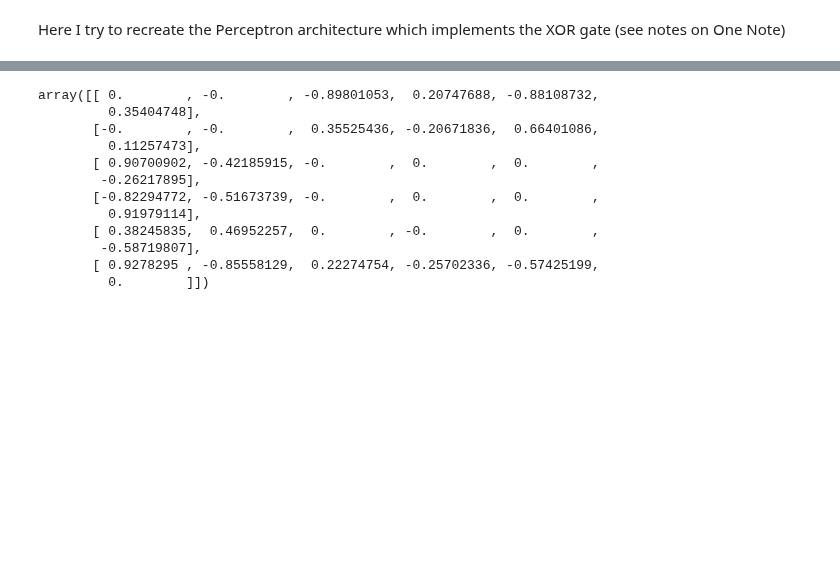
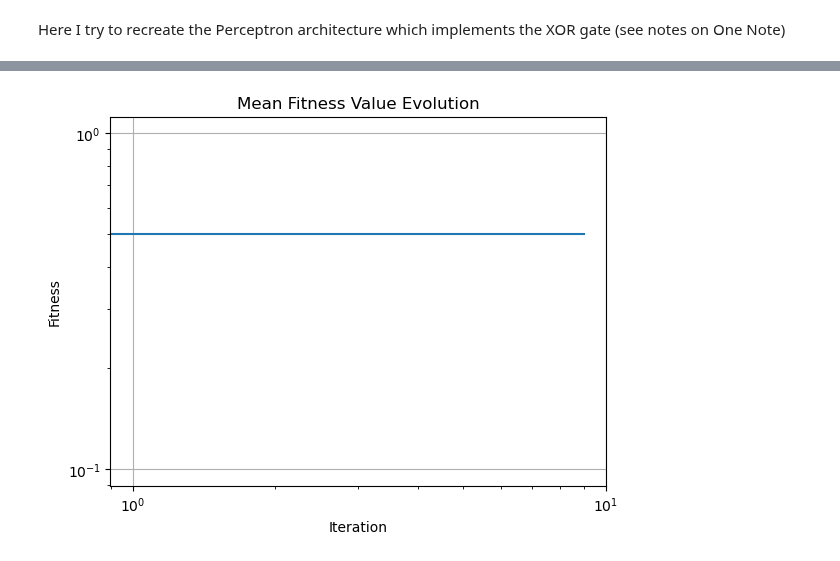
Before and after one commit to pietromalagoli/NeuronEvolution, a Jupyter notebook: Perceptron/pxor.ipynb, the cells around one changed output, grey strips where cells are left out. Cells and saved outputs as stored; diff of their text form; code cells hidden in the pictures; blank space fills up the shorter version.

Commit message:
pxor-I do not understand why the starting fitness is always 0.5

```diff
--- a/Perceptron/pxor.ipynb
+++ b/Perceptron/pxor.ipynb
@@ -123,6 +117,8 @@ def evolution(par:dict):
     # Initiate some container for statistic
     Fmean_values = []
     S_values = []
+    for sol in solutions:
+        print(f'Initial fitness: {sol.fitness}')
 
     ##  EVOLUTION
     for iter in range(par['n_iter']):
@@ -148,23 +144,7 @@ def evolution(par:dict):
         ## MUTATION
         # Now, mutate S first
         for i,child in enumerate(offspring):
-            sign_array = [-1,0,+1]                # this is used to apply the sign
-            sign = np.random.choice(sign_array,p=[0.2,0.6,0.2])     # sample -1,0 or +1 with probabilities of 0.2,0.6 or 0.2, respectively
-            child.S += sign * par['S_mutation_radius']
-            # Check the boundary conditions for S
-            if child.S < min(par['Sk_range']):
-                child.S = min(par['Sk_range'])
-            if child.S > max(par['Sk_range']):
-                child.S = max(par['Sk_range'])
-            # Now mutate the thresholds - if S decreased, you mutate only the remaining neurons, else, you randomly generate the new theta(s)
-            # Compute the difference between the orignal S and the mutated one
-            deltaS = child.S - parents[i].S
-            if deltaS > 0:  # i.e. S increased
-                new_thetas = np.random.uniform(par['Theta_range'][0],par['Theta_range'][1],deltaS)
-                child.Theta = np.insert(child.Theta,obj=-1,values=new_thetas)   # add the newly generated thetas before the output neuron
-            elif deltaS < 0: # i.e. S decrease
-                for _ in range(np.abs(deltaS)):
-                    child.Theta = np.delete(child.Theta,obj=-1) # delete the theta values of the deleted neurons
+            # Now mutate the thresholds
             # mutate theta (I mutate also the newly generated thetas)
             mutationTheta = np.random.uniform(par['Theta_range'][0]*par['Theta_mutation_radius'],
                                         par['Theta_range'][1]*par['Theta_mutation_radius'], len(child.Theta))   # generate the mutation radius
@@ -177,15 +157,6 @@ def evolution(par:dict):
                     theta = max(par['Theta_range'])
             # Mutate J
             J0 = child.initJ()     # I utilize the method initJ() to create a new J given the new S
-            if deltaS > 0:
-                for _ in range(deltaS):
-                    j = np.random.uniform(par['J_range'][0],par['J_range'][1])  # generate a random value to be given to the new links
-                    child.J = np.insert(child.J,obj=-1,values=j,axis=0)    # insert a row of 1s (axis 0)
-                    child.J = np.insert(child.J,obj=-1,values=j,axis=1)    # insert a column of 1s (axis 1)
-            elif deltaS < 0:
-                for _ in range(np.abs(deltaS)):
-                    child.J = np.delete(child.J,obj=-1,axis=0) # delete the J values of the deleted neurons on axis 0
-                    child.J = np.delete(child.J,obj=-1,axis=1) # delete the J values of the deleted neurons on axis 1
             # mutate (I mutate also the newly generated thetas)
             mutationJ = np.random.uniform(par['J_range'][0]*par['J_mutation_radius'],
                                         par['J_range'][1]*par['J_mutation_radius'], len(child.J)**2).reshape(child.J.shape)   # generate the mutation radius
@@ -200,12 +171,6 @@ def evolution(par:dict):
                         j = min(par['J_range'])
                     if j > max(par['J_range']):
                         j = max(par['J_range'])
-            # Fix also the other attributes
-            if deltaS > 0:
-                value = np.random.choice(np.array([0.0,1.0]))
-                child.neurons = np.insert(child.neurons,obj=-1,values=value)      # i set the new neuron to either 0 or 1, uniformly
-            elif deltaS < 0:
-                np.delete(child.neurons,2+child.S,deltaS)   # delete the eliminated intra neurons
             # Already compute the fitness value of the network
             child.fitness = None            # I have to first set it to None beacuse child inherits self.fitness from the parent
             child.compute_fitness(par)      # Here I have to do it explicitly because I'm not generating the Network object through Network.generate()
@@ -256,17 +221,11 @@ DeltaS: -1
-# %%
-n = Network()
-n.generate(par)
-n.J
-# %% [output]
-array([[ 0.        , -0.        , -0.89801053,  0.20747688, -0.88108732,
-         0.35404748],
-       [-0.        , -0.        ,  0.35525436, -0.20671836,  0.66401086,
-         0.11257473],
-       [ 0.90700902, -0.42185915, -0.        ,  0.        ,  0.        ,
-        -0.26217895],
-       [-0.82294772, -0.51673739, -0.        ,  0.        ,  0.        ,
-         0.91979114],
-       [ 0.38245835,  0.46952257,  0.        , -0.        ,  0.        ,
-        -0.58719807],
-       [ 0.9278295 , -0.85558129,  0.22274754, -0.25702336, -0.57425199,
-         0.        ]])
+# %%
+plt.plot(Fmean_values)
+plt.title('Mean Fitness Value Evolution')
+plt.xlabel('Iteration')
+plt.ylabel('Fitness')
+plt.xscale('log')
+plt.yscale('log')
+plt.grid(True)
+plt.show()
+# %% [output]
+[figure, added]
```
Also changed, not shown: parts of 6 cells of this notebook, 1 other file.
